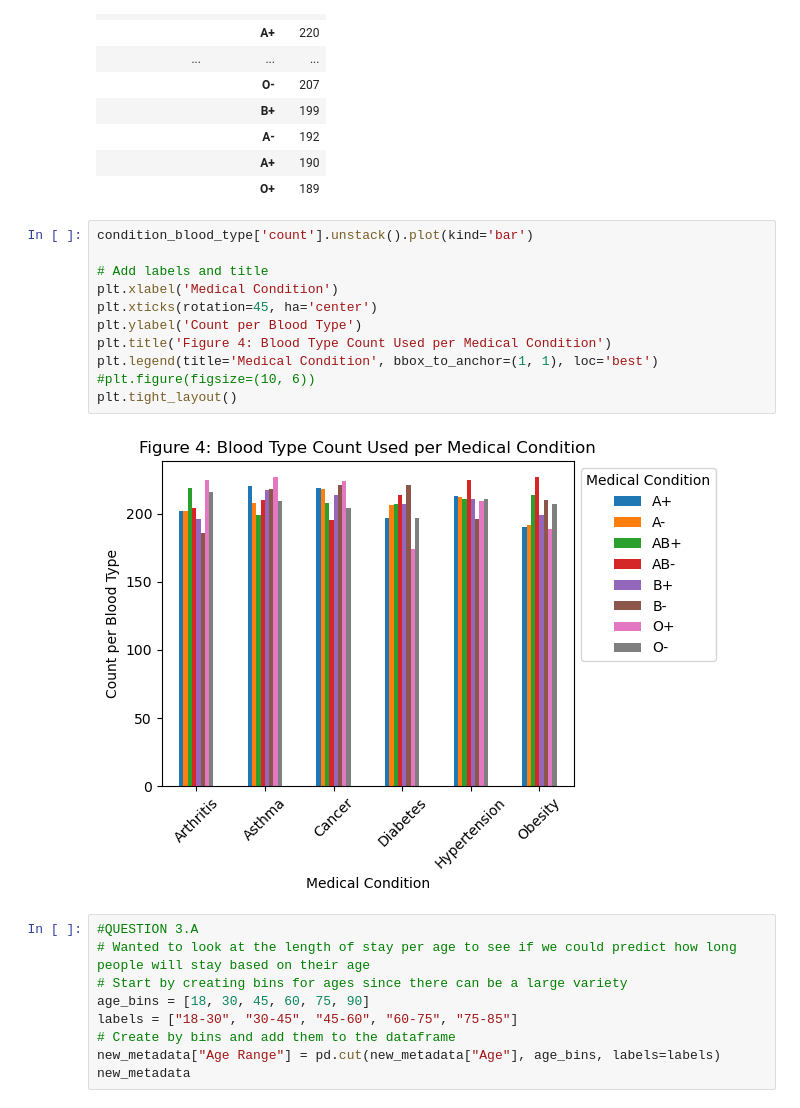
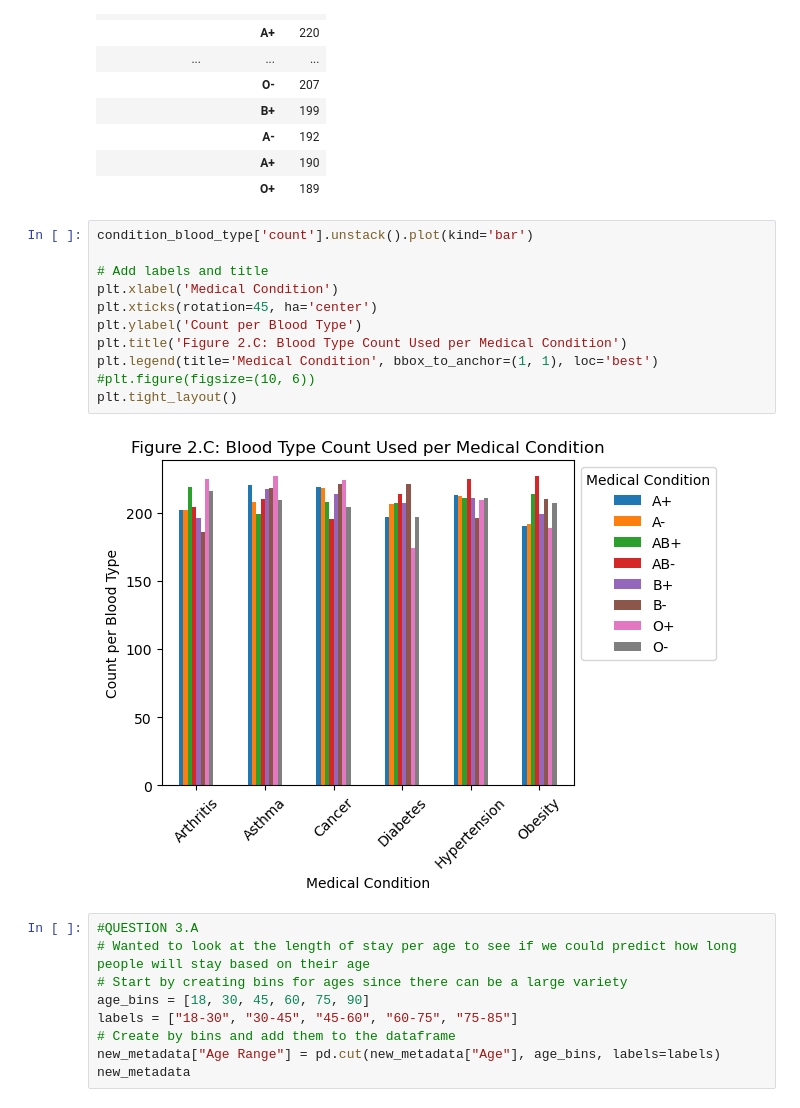
Before and after one commit to Handro4/Bootcamp-Project1, a Jupyter notebook: main.py/Healthcare.ipynb, the cells around one changed output. Drawn from its saved outputs; the diff is of its cells as text.

```diff
--- a/main.py/Healthcare.ipynb
+++ b/main.py/Healthcare.ipynb
@@ -295,16 +295,16 @@ condition_blood_type
 # %%
 condition_blood_type['count'].unstack().plot(kind='bar')
 
 # Add labels and title
 plt.xlabel('Medical Condition')
 plt.xticks(rotation=45, ha='center')
 plt.ylabel('Count per Blood Type')
-plt.title('Figure 4: Blood Type Count Used per Medical Condition')
+plt.title('Figure 2.C: Blood Type Count Used per Medical Condition')
 plt.legend(title='Medical Condition', bbox_to_anchor=(1, 1), loc='best')
 #plt.figure(figsize=(10, 6))
 plt.tight_layout()
 # %% [output]
-[figure, old version]
+[figure, new version]
 # %%
 #QUESTION 3.A
 # Wanted to look at the length of stay per age to see if we could predict how long people will stay based on their age
```
Also changed, not shown: parts of 8 cells of this notebook, 19 other files.
